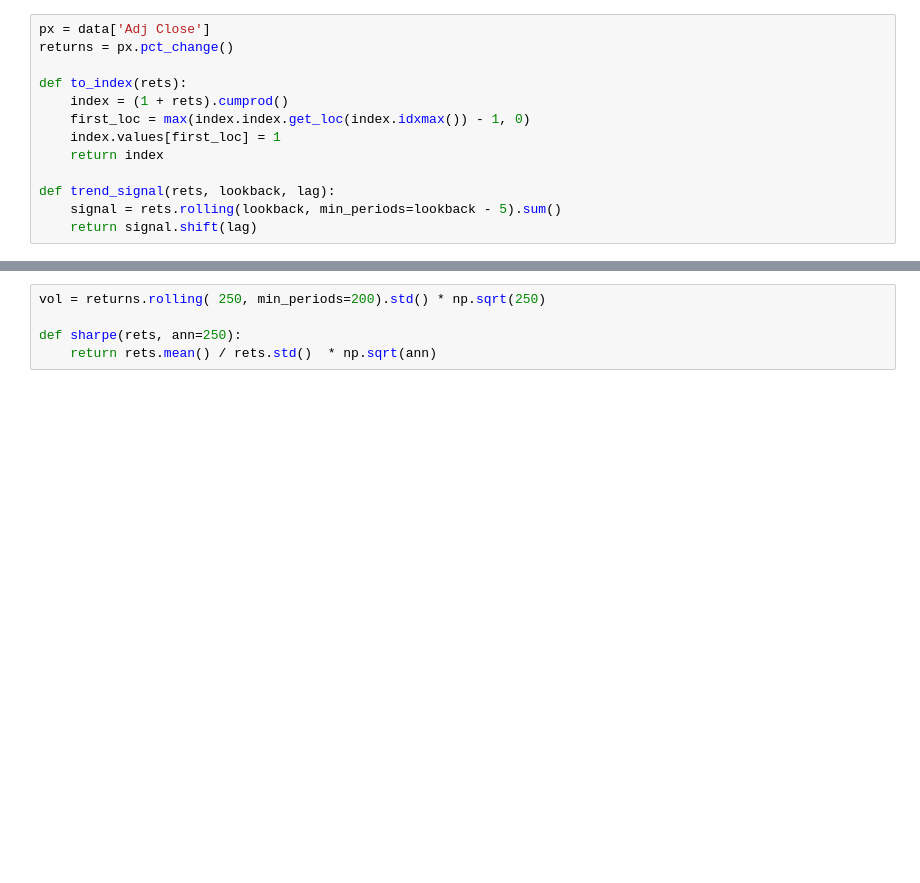
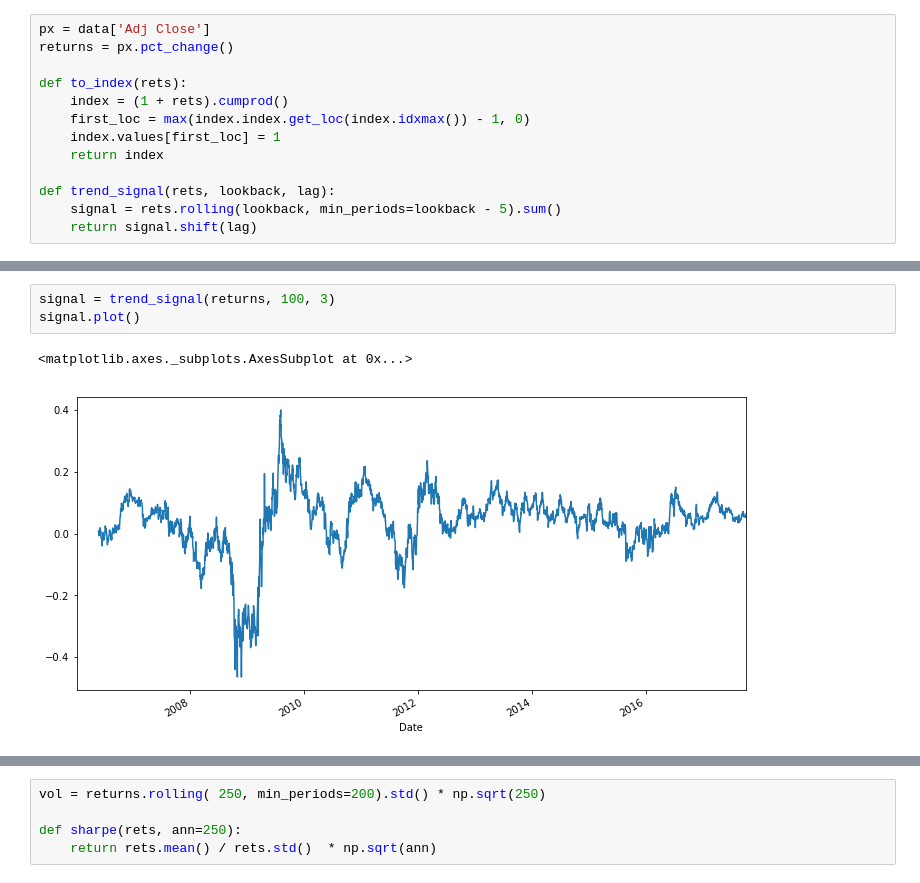
Before and after one commit to yumenoshima-ep/akihabara, a Jupyter notebook: ch11-hm.ipynb, the cells around one changed output, grey strips where cells are left out. Cells and saved outputs as stored; diff of their text form; blank space fills up the shorter version.

```diff
--- a/ch11-hm.ipynb
+++ b/ch11-hm.ipynb
@@ -730 +834,7 @@ the new syntax is .resample(...).ffill()
+# %%
+signal = trend_signal(returns, 100, 3)
+signal.plot()
+# %% [output]
+<matplotlib.axes._subplots.AxesSubplot at 0x...>
+[figure, added]
 # %%
```
Also changed, not shown: parts of 62 cells of this notebook.
